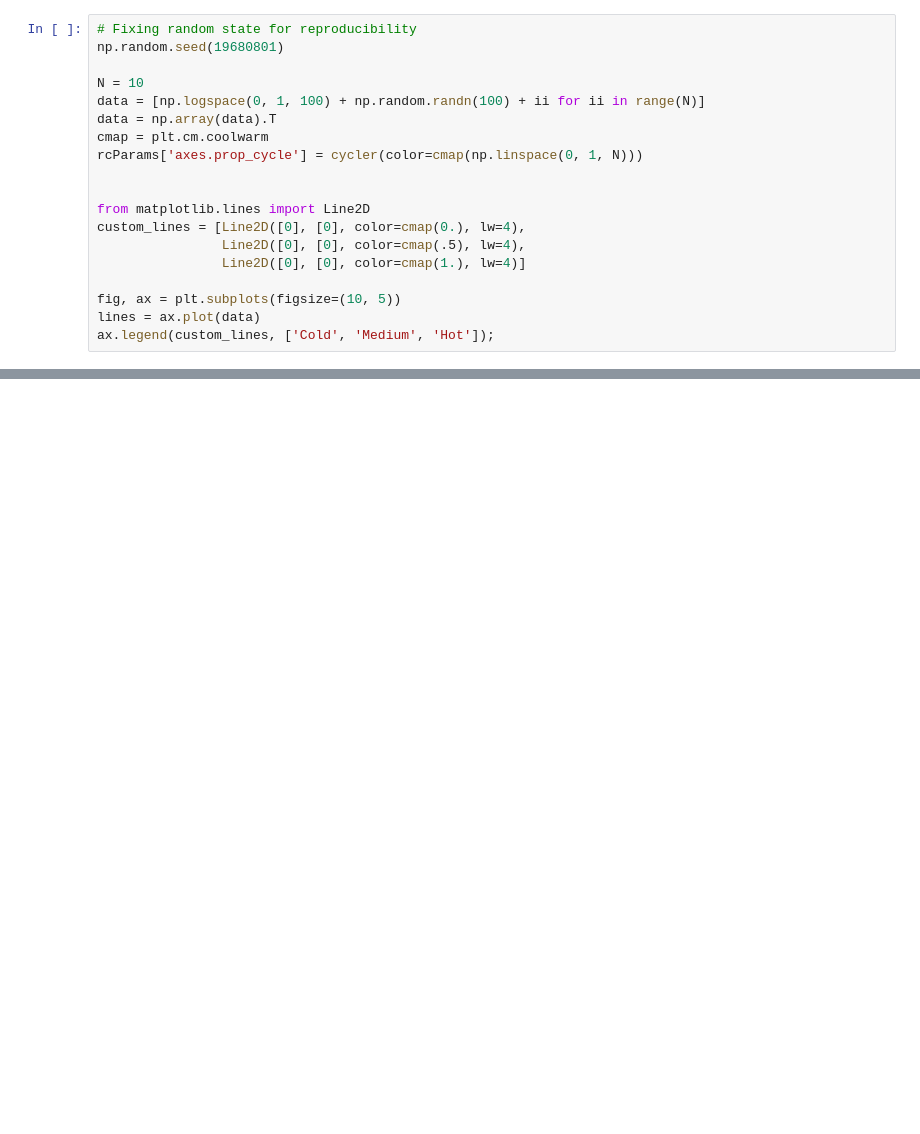
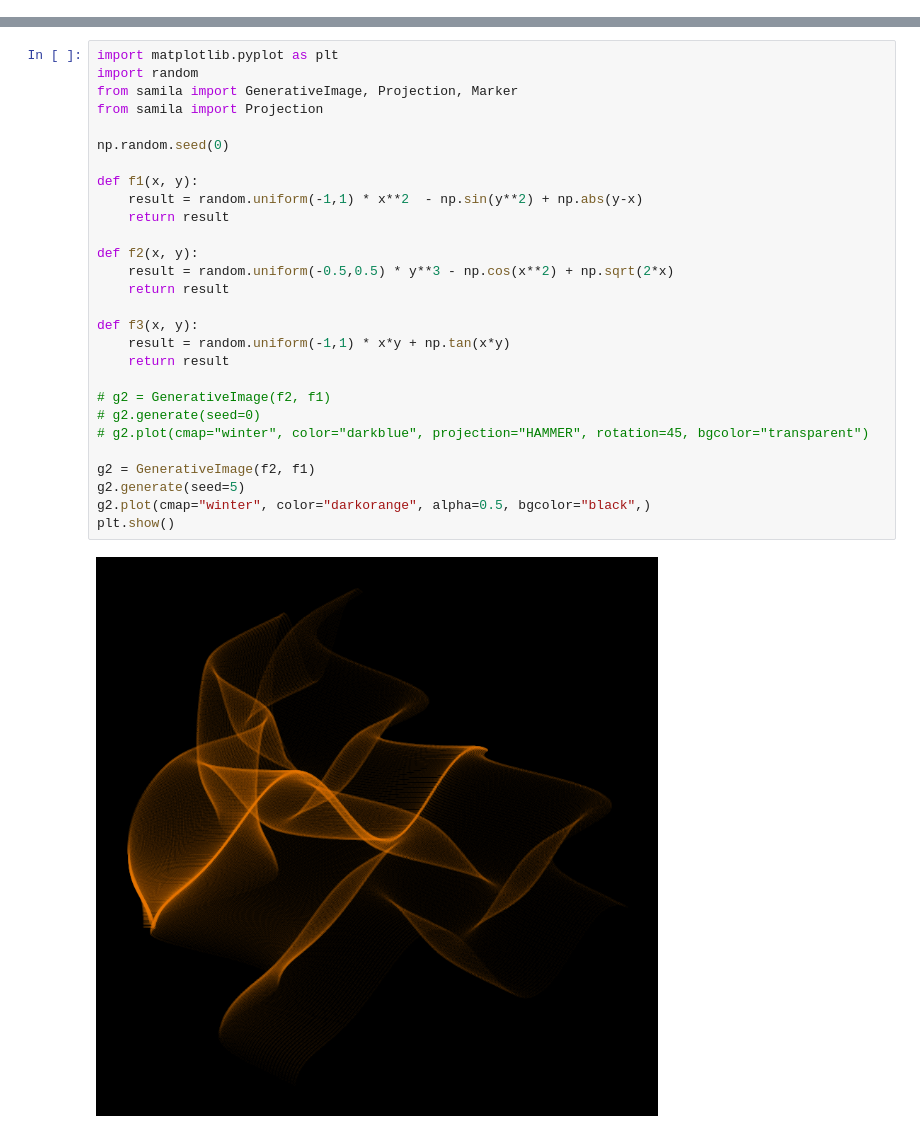
Before and after one commit to avivajpeyi/ihaka_generative_art_2023, a Jupyter notebook: docs/notebooks.ipynb, the cells around one changed output, grey strips where cells are left out. Drawn from its saved outputs; the diff is of its cells as text; blank space fills up the shorter version.

```diff
--- a/docs/notebooks.ipynb
+++ b/docs/notebooks.ipynb
@@ -45,19 +0,0 @@ plt.ion()
-# %%
-# Fixing random state for reproducibility
-np.random.seed(19680801)
-
-N = 10
-data = [np.logspace(0, 1, 100) + np.random.randn(100) + ii for ii in range(N)]
-data = np.array(data).T
-cmap = plt.cm.coolwarm
-rcParams['axes.prop_cycle'] = cycler(color=cmap(np.linspace(0, 1, N)))
-
-
-from matplotlib.lines import Line2D
-custom_lines = [Line2D([0], [0], color=cmap(0.), lw=4),
-                Line2D([0], [0], color=cmap(.5), lw=4),
-                Line2D([0], [0], color=cmap(1.), lw=4)]
-
-fig, ax = plt.subplots(figsize=(10, 5))
-lines = ax.plot(data)
-ax.legend(custom_lines, ['Cold', 'Medium', 'Hot']);
@@ -66,0 +483,30 @@ with your book. For more information about this, see [the Jupyter Book documenta
+# %%
+import matplotlib.pyplot as plt
+import random
+from samila import GenerativeImage, Projection, Marker
+from samila import Projection
+
+np.random.seed(0)
+
+def f1(x, y):
+    result = random.uniform(-1,1) * x**2  - np.sin(y**2) + np.abs(y-x)
+    return result
+
+def f2(x, y):
+    result = random.uniform(-0.5,0.5) * y**3 - np.cos(x**2) + np.sqrt(2*x)
+    return result
+
+def f3(x, y):
+    result = random.uniform(-1,1) * x*y + np.tan(x*y)
+    return result
+
+# g2 = GenerativeImage(f2, f1)
+# g2.generate(seed=0)
+# g2.plot(cmap="winter", color="darkblue", projection="HAMMER", rotation=45, bgcolor="transparent")
+
+g2 = GenerativeImage(f2, f1)
+g2.generate(seed=5)
+g2.plot(cmap="winter", color="darkorange", alpha=0.5, bgcolor="black",)
+plt.show()
+# %% [output]
+[figure, added]
```
Also changed, not shown: parts of 16 cells of this notebook, 7 other files.
